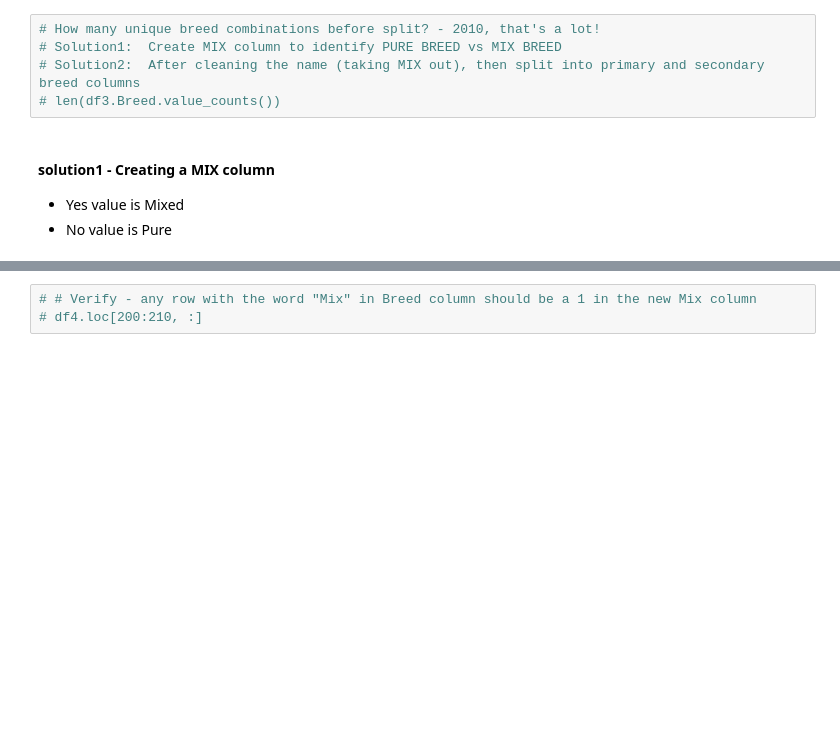
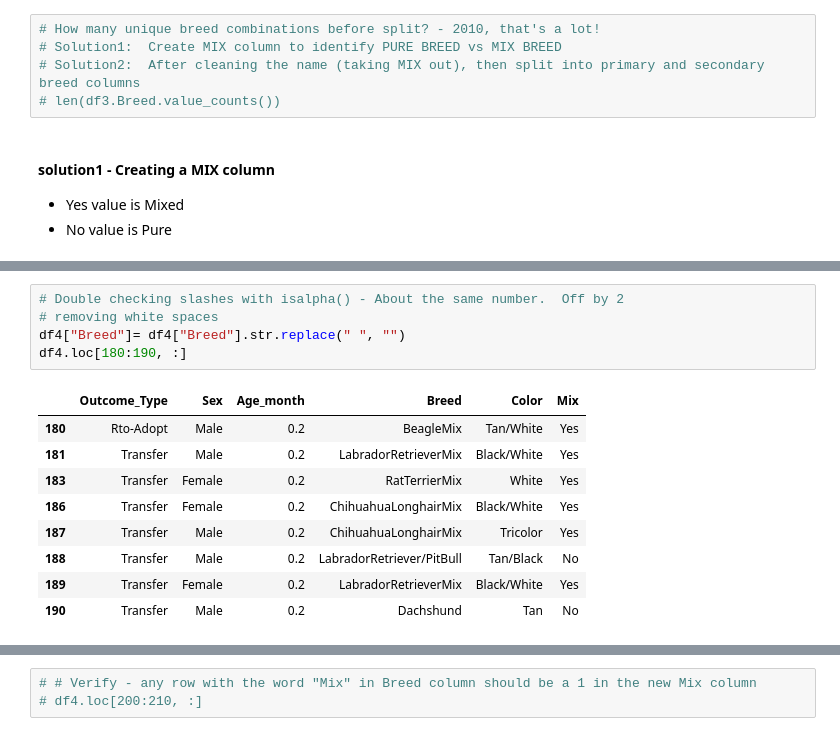
Before and after one commit to kellypriest/project-3, a Jupyter notebook: model_rf_65_BiOut_Mix_Breed_Color_BinAge_1Hot.ipynb, the cells around one changed output, grey strips where cells are left out. Drawn from its saved outputs; the diff is of its cells as text; blank space fills up the shorter version.

```diff
--- a/model_rf_65_BiOut_Mix_Breed_Color_BinAge_1Hot.ipynb
+++ b/model_rf_65_BiOut_Mix_Breed_Color_BinAge_1Hot.ipynb
@@ -175,0 +217,15 @@ value is Pure
+# %%
+# Double checking slashes with isalpha() - About the same number.  Off by 2
+# removing white spaces
+df4["Breed"]= df4["Breed"].str.replace(" ", "")
+df4.loc[180:190, :]
+# %% [output]
+|  | Outcome_Type | Sex | Age_month | Breed | Color | Mix |
+| 180 | Rto-Adopt | Male | 0.2 | BeagleMix | Tan/White | Yes |
+| 181 | Transfer | Male | 0.2 | LabradorRetrieverMix | Black/White | Yes |
+| 183 | Transfer | Female | 0.2 | RatTerrierMix | White | Yes |
+| 186 | Transfer | Female | 0.2 | ChihuahuaLonghairMix | Black/White | Yes |
+| 187 | Transfer | Male | 0.2 | ChihuahuaLonghairMix | Tricolor | Yes |
+| 188 | Transfer | Male | 0.2 | LabradorRetriever/PitBull | Tan/Black | No |
+| 189 | Transfer | Female | 0.2 | LabradorRetrieverMix | Black/White | Yes |
+| 190 | Transfer | Male | 0.2 | Dachshund | Tan | No |
```
Also changed, not shown: parts of 42 cells of this notebook, 2 other files.
